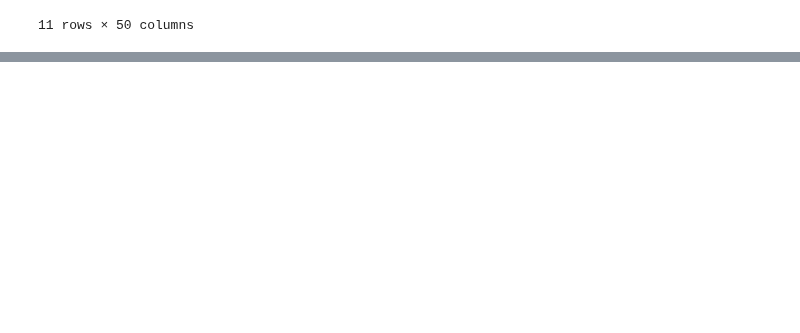
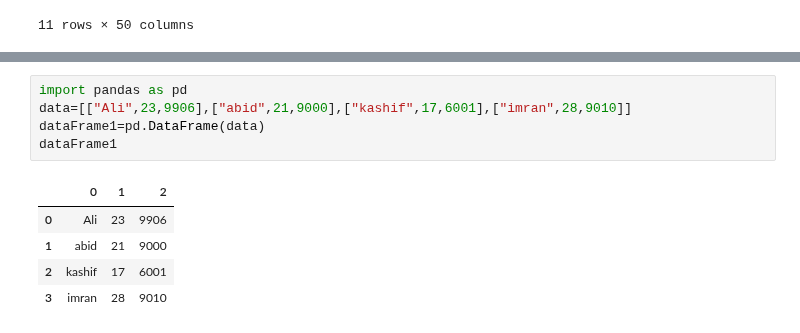
Before and after one commit to FairozAhmadSheikh/ML_bootcamp, a Jupyter notebook: numpy/3_operations_DataFrame.ipynb, the cells around one changed output, grey strips where cells are left out. Drawn from its saved outputs; the diff is of its cells as text; blank space fills up the shorter version.

```diff
--- a/numpy/3_operations_DataFrame.ipynb
+++ b/numpy/3_operations_DataFrame.ipynb
@@ -147 +165,12 @@ df
 Name: 0, dtype: float64
+# %%
+import pandas as pd
+data=[["Ali",23,9906],["abid",21,9000],["kashif",17,6001],["imran",28,9010]]
+dataFrame1=pd.DataFrame(data)
+dataFrame1
+# %% [output]
+|  | 0 | 1 | 2 |
+| 0 | Ali | 23 | 9906 |
+| 1 | abid | 21 | 9000 |
+| 2 | kashif | 17 | 6001 |
+| 3 | imran | 28 | 9010 |
```
Also changed, not shown: parts of 16 cells of this notebook.
